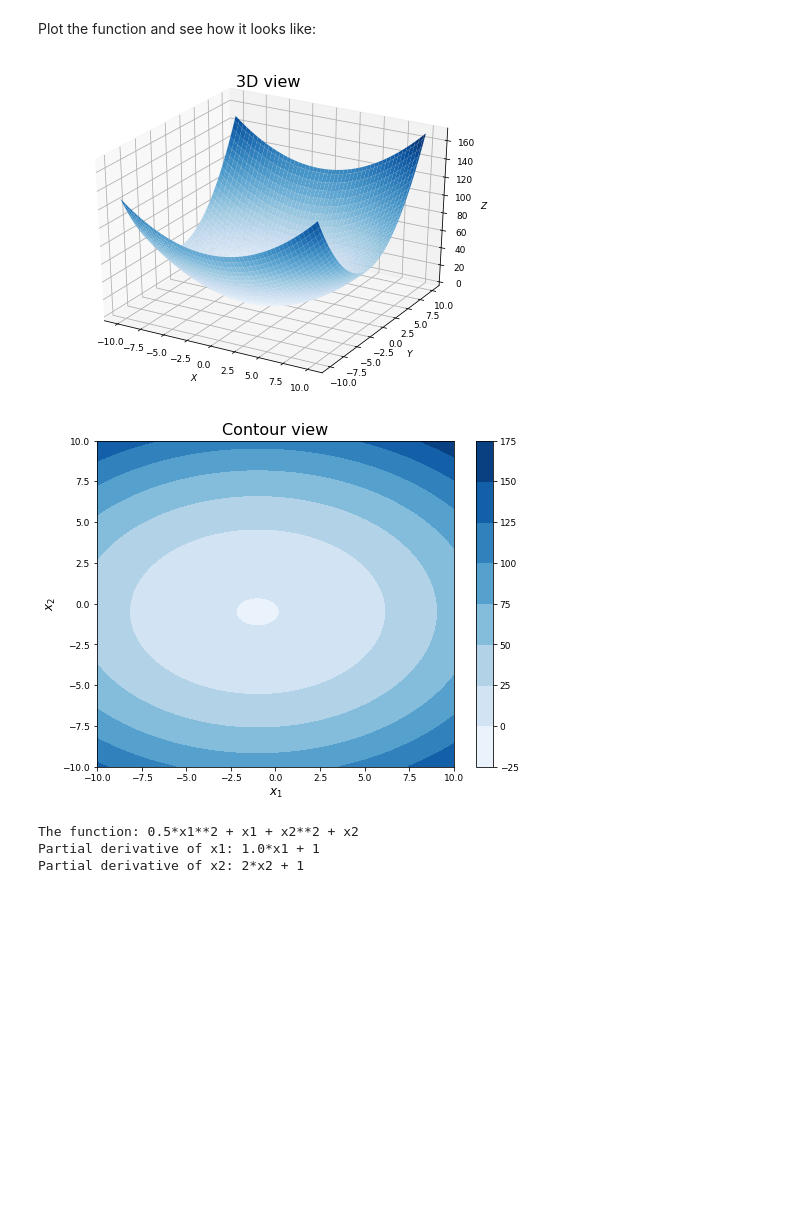
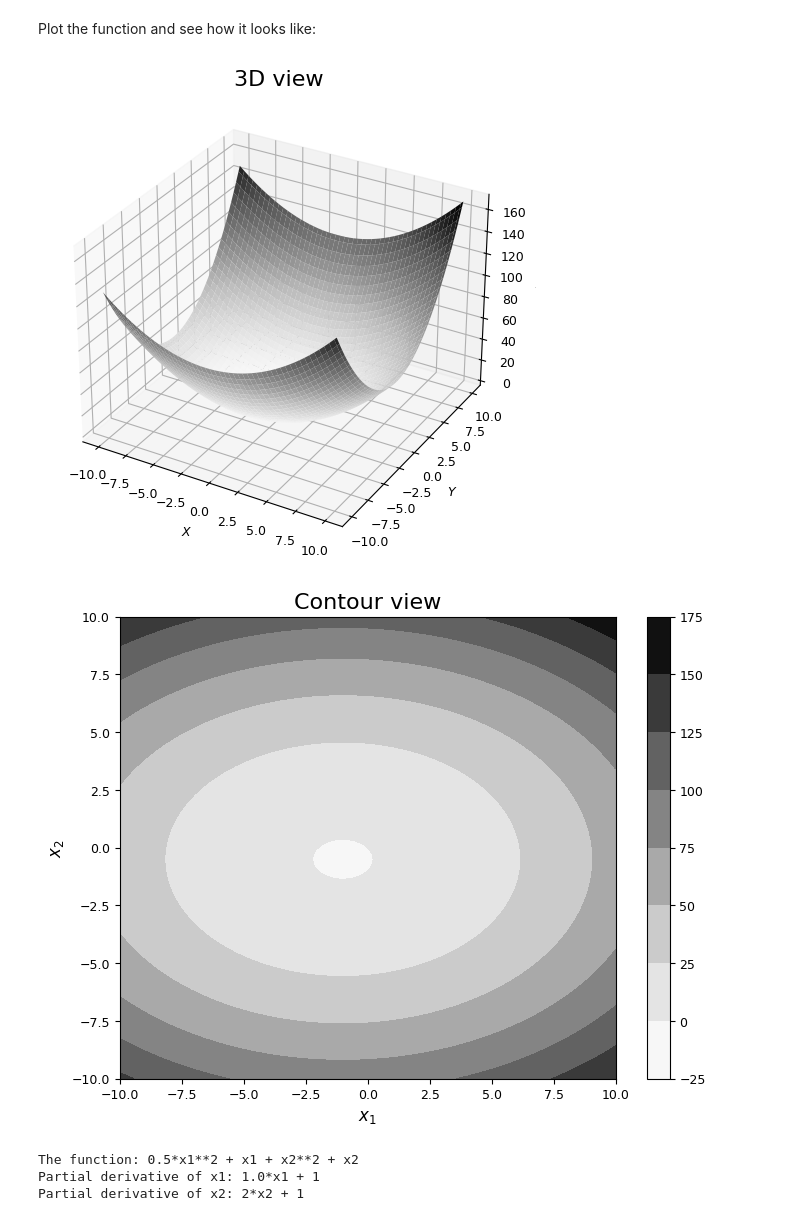
Before and after one commit to jchen8000/MLDLWithPython, a Jupyter notebook: 3_02_Calculus/Function_Derivatives.ipynb, the cells around one changed output. Saved outputs shown, nothing was run; the diff lists cells and outputs as text; code cells hidden in the pictures; blank space fills up the shorter version.

Commit message:
change colors of plots

```diff
--- a/3_02_Calculus/Function_Derivatives.ipynb
+++ b/3_02_Calculus/Function_Derivatives.ipynb
@@ -132,37 +132,37 @@ from mpl_toolkits import mplot3d
 
 plt.rcParams['savefig.transparent'] = True
 plt.rcParams['savefig.bbox'] = 'tight'
 plt.rcParams['font.size'] = 9
 
 sample = 100
 x1 = np.linspace(-10, 10, sample)
 x2 = np.linspace(-10, 10, sample)
 x1, x2 = np.meshgrid(x1, x2)
 y = multivariate_function(x1, x2)
 
 fig = plt.figure(figsize=(8,6))
 ax = fig.add_subplot(111, projection='3d')
-ax.plot_surface(x1, x2, y, cmap='Blues', linewidth=0)
+ax.plot_surface(x1, x2, y, cmap='Greys', linewidth=0)
 plt.title("3D view", fontsize=16)
 ax.set_xlabel('$X$')
 ax.set_ylabel('$Y$')
 ax.set_zlabel('$Z$')
 ax.axis('on')
 # plt.savefig("multivariate_function_3d.png", dpi=150, format="png", transparent=True)
 plt.savefig("multivariate_function_3d.svg", format="svg", transparent=True)
 plt.show()
 
 plt.figure(figsize=(8,6))
 plt.title("Contour view", fontsize=16)
-plt.contourf(x1, x2, y,cmap='Blues')
+plt.contourf(x1, x2, y,cmap='Greys')
 plt.colorbar()
 plt.savefig("multivariate_function_ctr.svg", format="svg", transparent=True)
 plt.xlabel('$x_1$', fontsize=12)
 plt.ylabel('$x_2$', fontsize=12)
 plt.show()
 # %% [output]
-[figure, old version]
+[figure, new version]
-[figure, old version]
+[figure, new version]
 # %%
 x1, x2 = sym.symbols('x1 x2')
 f = multivariate_function(x1, x2)
```
Also changed, not shown: parts of 1 cell of this notebook, 1 other file.
